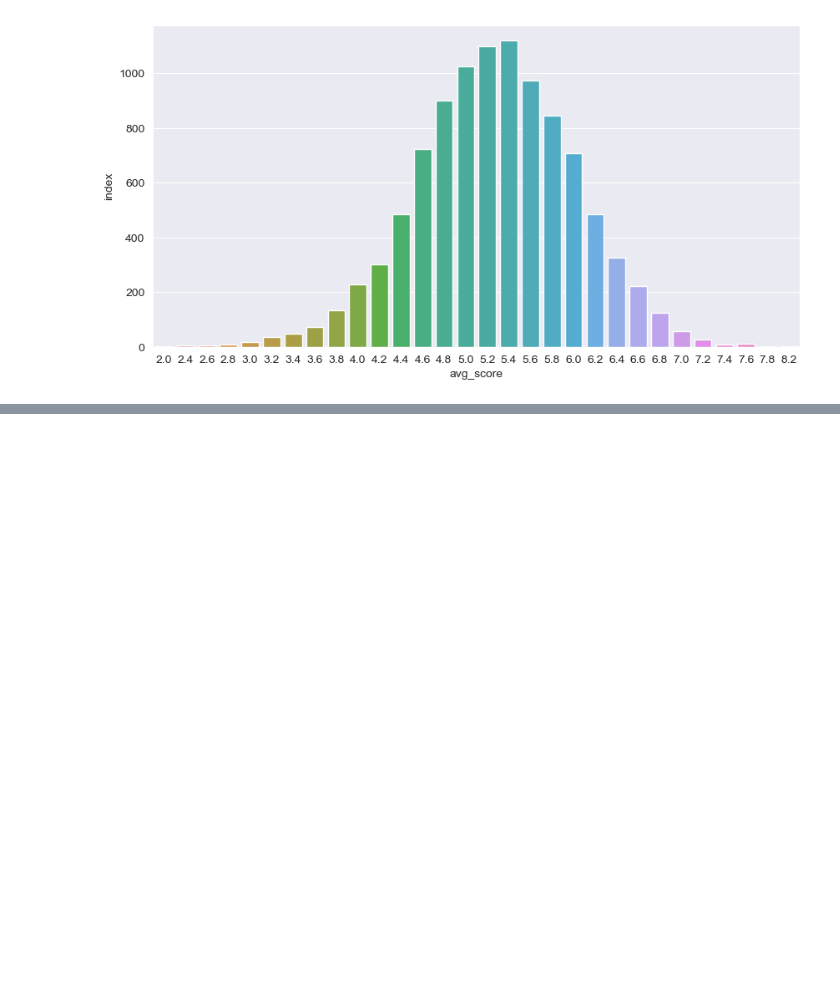
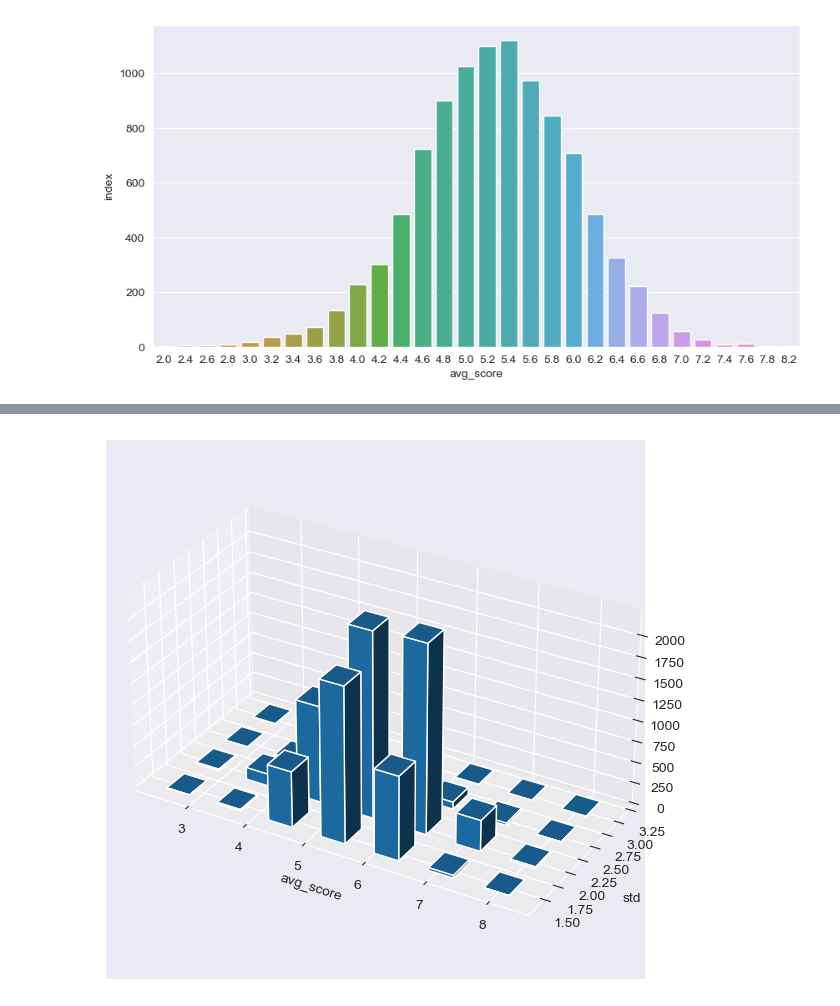
Before and after one commit to origin-coding/aesthetic, a Jupyter notebook: notebooks/analyze_ava.ipynb, the cells around one changed output, grey strips where cells are left out. Drawn from its saved outputs; the diff is of its cells as text; code cells hidden in the pictures; blank space fills up the shorter version.

```diff
--- a/notebooks/analyze_ava.ipynb
+++ b/notebooks/analyze_ava.ipynb
@@ -31,0 +115,25 @@ ax.figure.set_size_inches(10, 5)
+# %%
+plt.figure(figsize=(7, 7))
+# ax = plt.axes(projection="3d")
+ax = plt.subplot(projection="3d")
+ax.set_box_aspect((2, 1, 1))
+
+hist, x_edges, y_edges = np.histogram2d(
+    ava_data["avg_score"].to_numpy(), ava_data["std"].to_numpy(), bins=[7, 4]
+)
+
+x_pos, y_pos = np.meshgrid(x_edges[:-1] + 0.5, y_edges[:-1] + 0.5, indexing="ij")
+x_pos = x_pos.ravel()
+y_pos = y_pos.ravel()
+z_pos = 0
+
+dx = 0.4 * np.ones_like(z_pos)
+dy = 0.3 * np.ones_like(z_pos)
+dz = hist.ravel()
+ax.bar3d(x_pos, y_pos, z_pos, dx, dy, dz)
+
+ax.set_xlabel("avg_score")
+ax.set_ylabel("std")
+plt.show()
+# %% [output]
+[figure, added]
```
Also changed, not shown: parts of 12 cells of this notebook.
